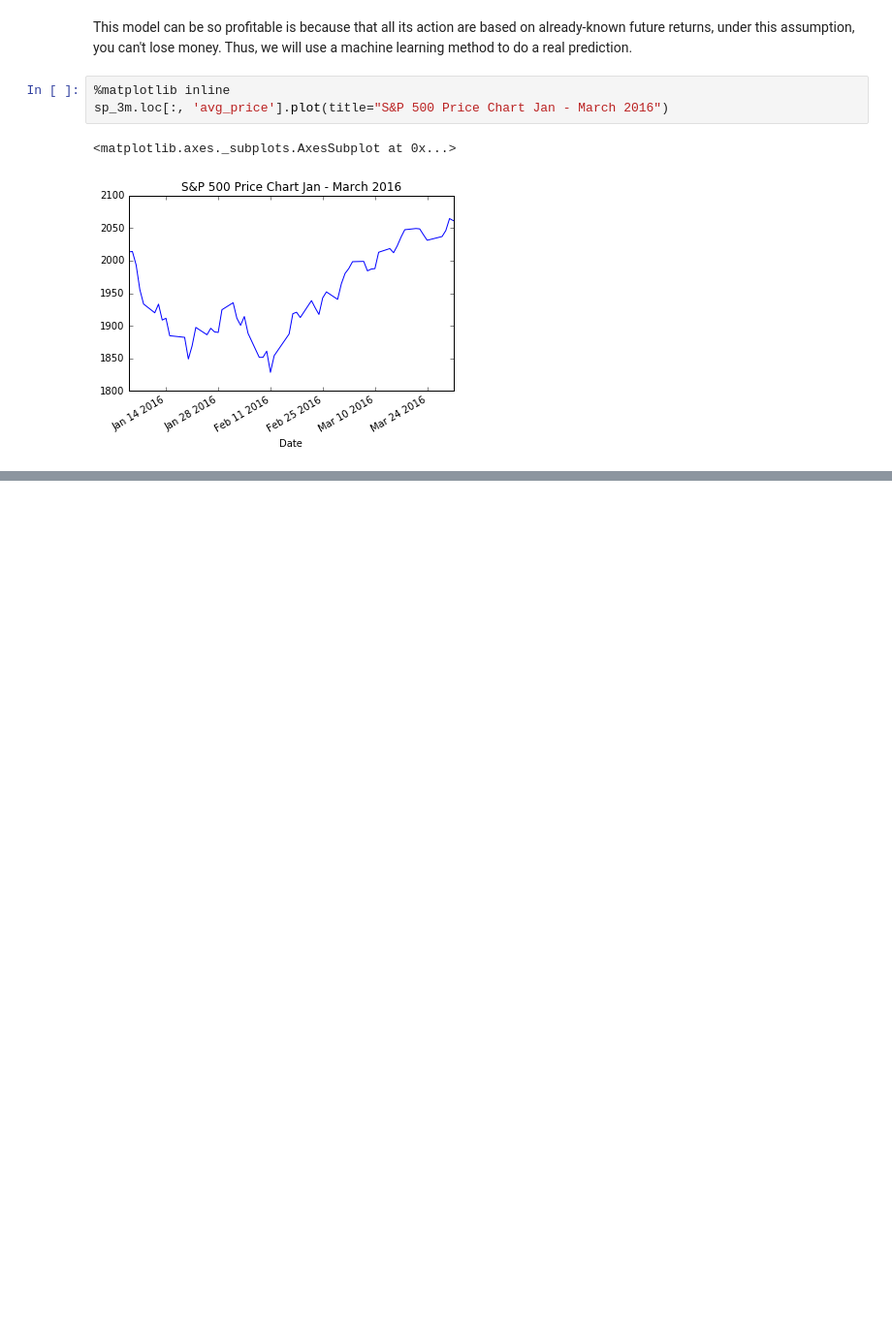
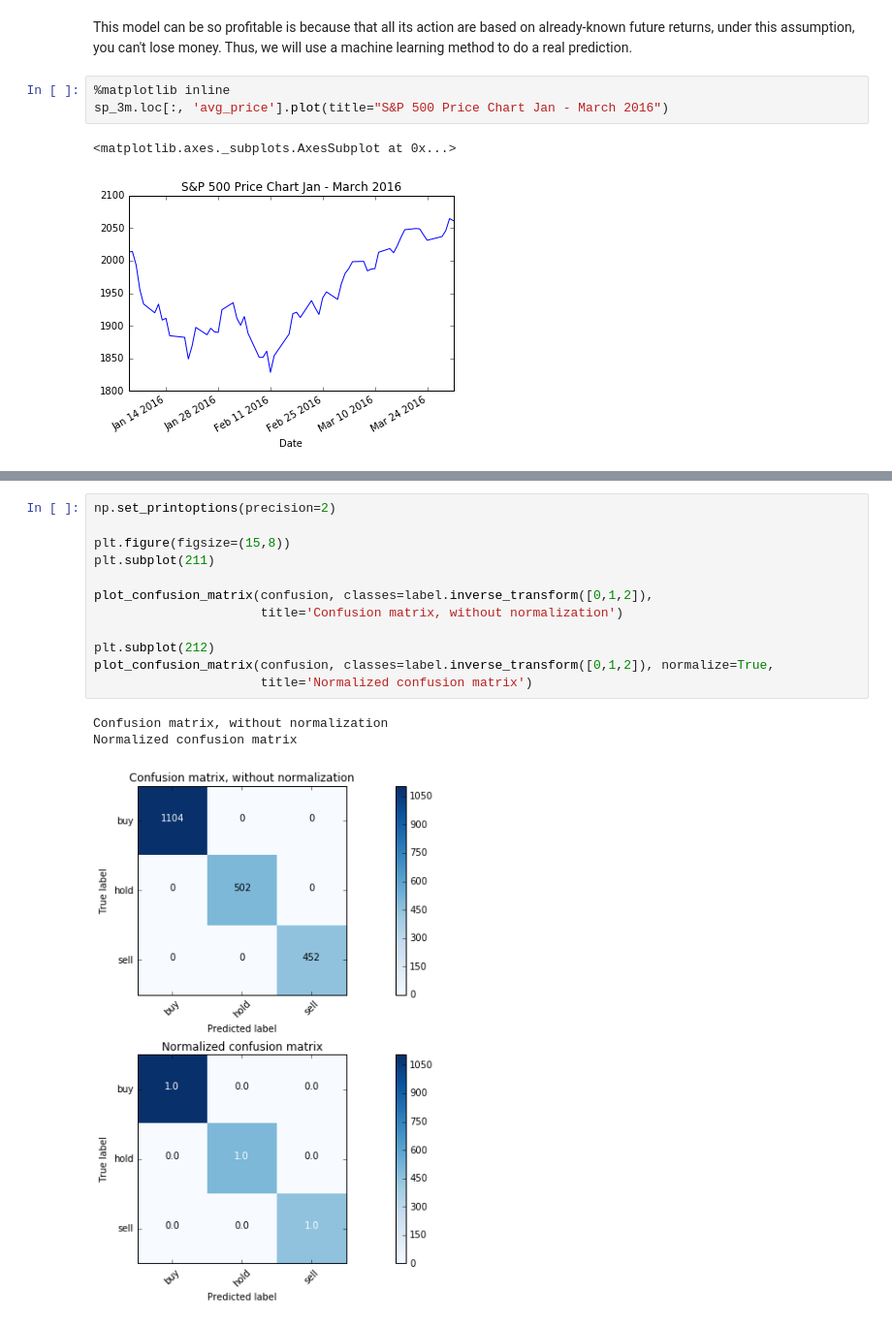
Before and after one commit to maxwelllee54/FinancialProgramClass, a Jupyter notebook: Project/Project3/Project3.ipynb, the cells around one changed output, grey strips where cells are left out. Shown at 97% size. Cells and saved outputs as stored; diff of their text form; blank space fills up the shorter version.

```diff
--- a/Project/Project3/Project3.ipynb
+++ b/Project/Project3/Project3.ipynb
@@ -193,0 +294,16 @@ GradientBoostingClassifier(criterion='friedman_mse', init=None,
+# %%
+np.set_printoptions(precision=2)
+
+plt.figure(figsize=(15,8))
+plt.subplot(211)
+
+plot_confusion_matrix(confusion, classes=label.inverse_transform([0,1,2]),
+                      title='Confusion matrix, without normalization')
+
+plt.subplot(212)
+plot_confusion_matrix(confusion, classes=label.inverse_transform([0,1,2]), normalize=True,
+                      title='Normalized confusion matrix')
+# %% [output]
+Confusion matrix, without normalization
+Normalized confusion matrix
+[figure, added]
```
Also changed, not shown: parts of 13 cells of this notebook.
